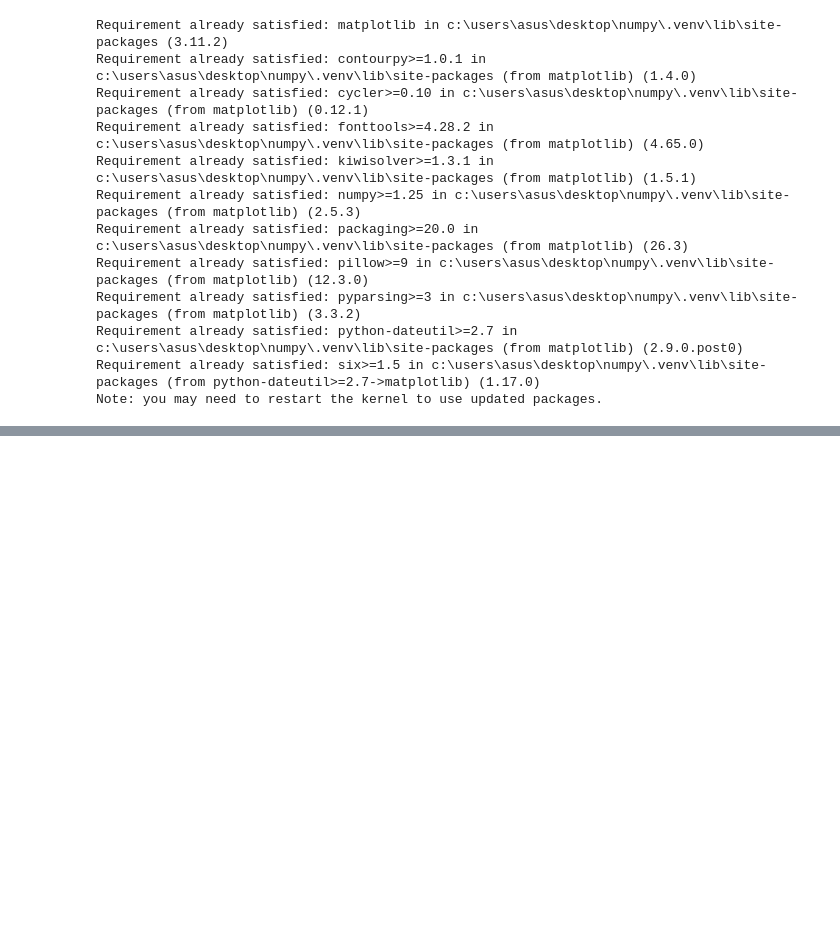
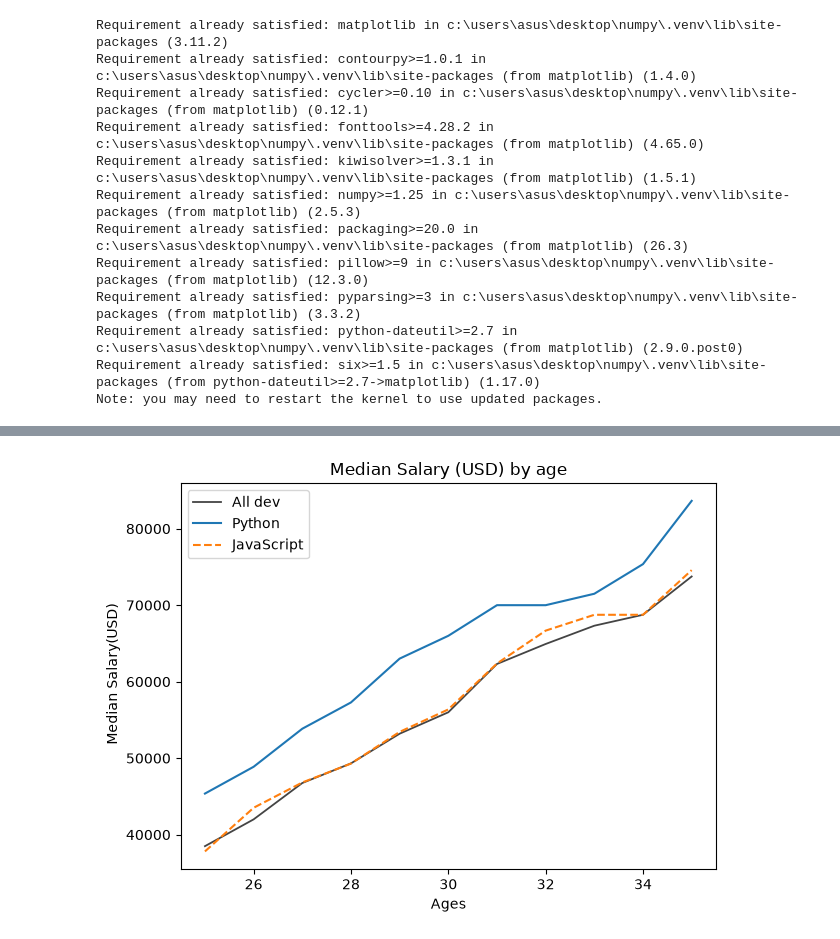
Before and after one commit to certifiedslidder-sudo/Matplotlib, a Jupyter notebook: demo.ipynb, the cells around one changed output, grey strips where cells are left out. Saved outputs shown, nothing was run; the diff lists cells and outputs as text; code cells hidden in the pictures; blank space fills up the shorter version.

```diff
--- a/demo.ipynb
+++ b/demo.ipynb
@@ -45,0 +52,29 @@ plt.show()
+# %%
+plt.style.use('default')
+ages_x = [25, 26, 27, 28, 29, 30, 31, 32, 33, 34, 35]  # x axis,age
+dev_y = [38496, 42000, 46752, 49320, 53200,
+         56000, 62316, 64928, 67317, 68748, 73752]  # y axis, salary
+plt.plot(ages_x,dev_y , color ='#444444',linewidth = 1.3, linestyle ='-', label ='All dev')     # adding hex value(2r,2g,2b)
+# Median Python Developer Salaries by Age
+py_dev_y = [45372, 48876, 53850, 57287, 63016,
+            65998, 70003, 70000, 71496, 75370, 83640]
+# format string , [marker][line][color]
+# plt.plot(ages_x, py_dev_y,'b-', label ='Python')     # general way
+plt.plot(ages_x,py_dev_y,linestyle ='-', label = 'Python')    # here i formatted via argument
+
+# Median JavaScript Developer Salaries by Age
+js_dev_y = [37810, 43515, 46823, 49293, 53437,
+            56373, 62375, 66674, 68745, 68746, 74583]
+plt.plot(ages_x,js_dev_y, linestyle ='--', label = 'JavaScript')
+
+plt.xlabel('Ages')
+plt.ylabel(' Median Salary(USD)')
+plt.title('Median Salary (USD) by age')
+#plt.legend(['All Devs' , 'Python'])   for this you need to know  the order of things added in the plot. use lebel like above
+plt.legend()
+
+#plt.grid(True)        # adding grid  , somme styles have their own grid so commented this out
+plt.tight_layout()    # adding padding
+plt.show()
+# %% [output]
+[figure, added]
```
Also changed, not shown: parts of 2 cells of this notebook.
